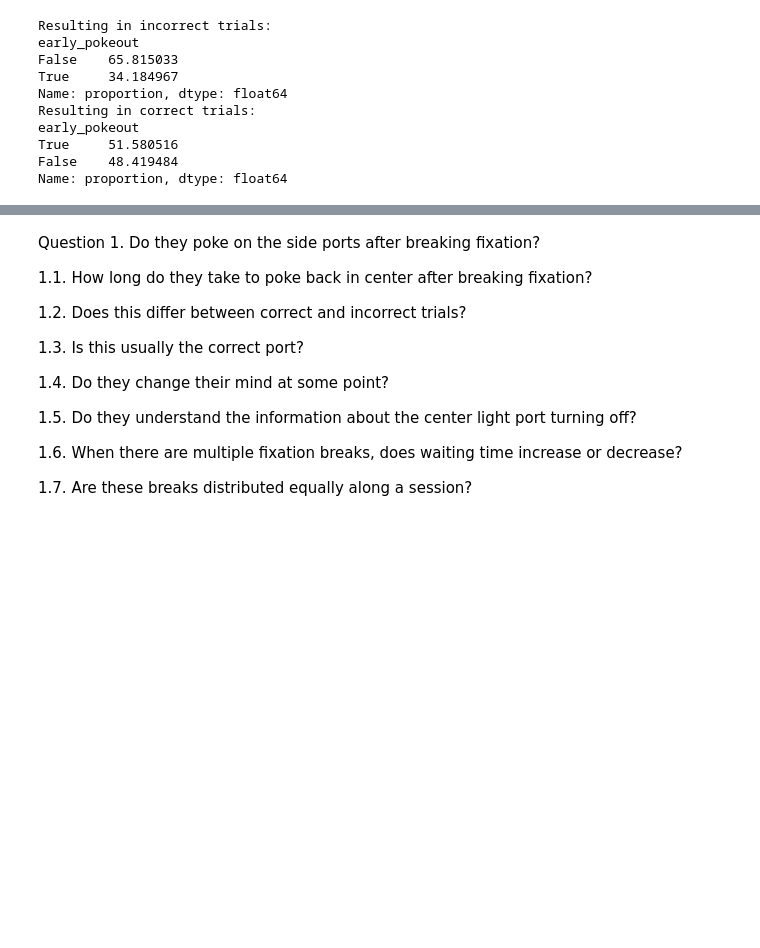
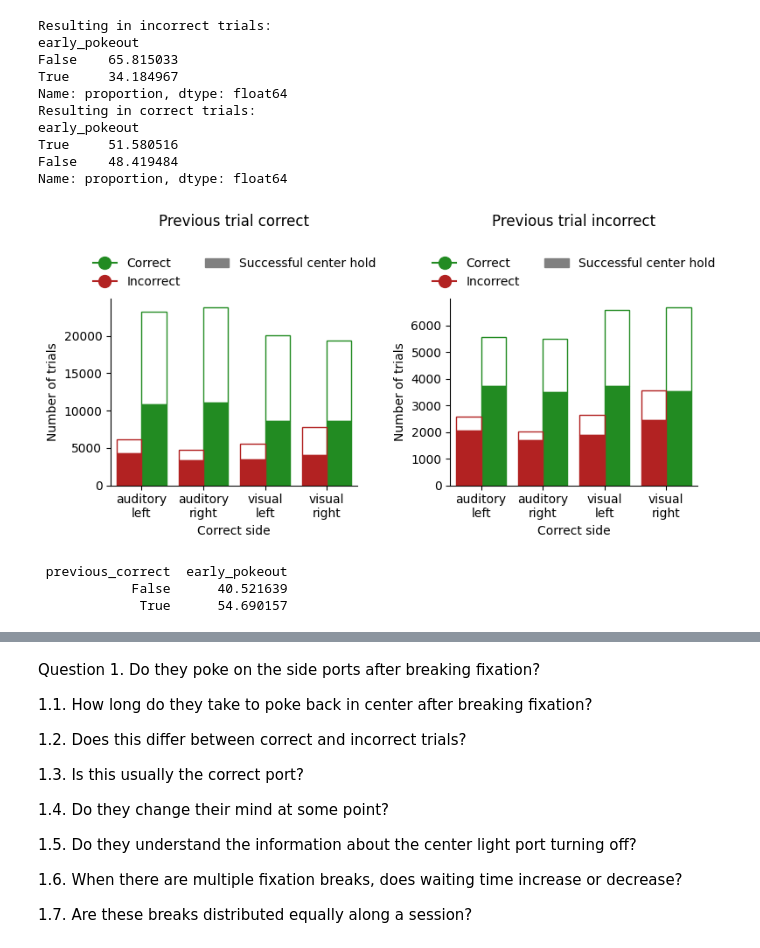
Before and after one commit to LearningCircuitsLab/behavior-analysis-notebooks, a Jupyter notebook: fixation_breaks_analysis.ipynb, the cells around one changed output, grey strips where cells are left out. Drawn from its saved outputs; the diff is of its cells as text; code cells hidden in the pictures; blank space fills up the shorter version.

```diff
--- a/fixation_breaks_analysis.ipynb
+++ b/fixation_breaks_analysis.ipynb
@@ -103,3 +96,31 @@ early_pokeout
 True     51.580516
 False    48.419484
 Name: proportion, dtype: float64
+# %%
+# same but conditioned on previous trial's outcome
+df_subset['previous_correct'] = df_subset.copy()['correct'].shift(1)
+fig, axs = plt.subplots(1, 2, figsize=(8, 4), sharey=False)
+axs[0] = plots.number_of_correct_responses_plot(df_subset[df_subset['previous_correct'] == 1], ax=axs[0])
+axs[0].set_title('Previous trial correct', pad=60)
+axs[1] = plots.number_of_correct_responses_plot(df_subset[df_subset['previous_correct'] == 0], ax=axs[1])
+axs[1].set_title('Previous trial incorrect', pad=60)
+plt.tight_layout()
+plt.show()
+# %% [output]
+[figure, added]
+# %%
+# quantify the difference splitting by correct and incorrect
+qds = df_subset.groupby(["previous_correct", "correct"])["early_pokeout"].value_counts(normalize=True).unstack()
+# split the first column so previous_correct is the first level of the index and correct is the second level
+qds.index = pd.MultiIndex.from_tuples(qds.index, names=["previous_correct", "correct"])
+qds = qds.reset_index()
+qds.drop(columns=[False], inplace=True)
+qds.rename(columns={True: "early_pokeout"}, inplace=True)
+qds = qds[qds["correct"] == True]
+qds["early_pokeout"] *= 100
+# print as table
+print(qds[["previous_correct", "early_pokeout"]].to_string(index=False))
+# %% [output]
+ previous_correct  early_pokeout
+            False      40.521639
+             True      54.690157
```
Also changed, not shown: parts of 61 cells of this notebook, 4 other files.
